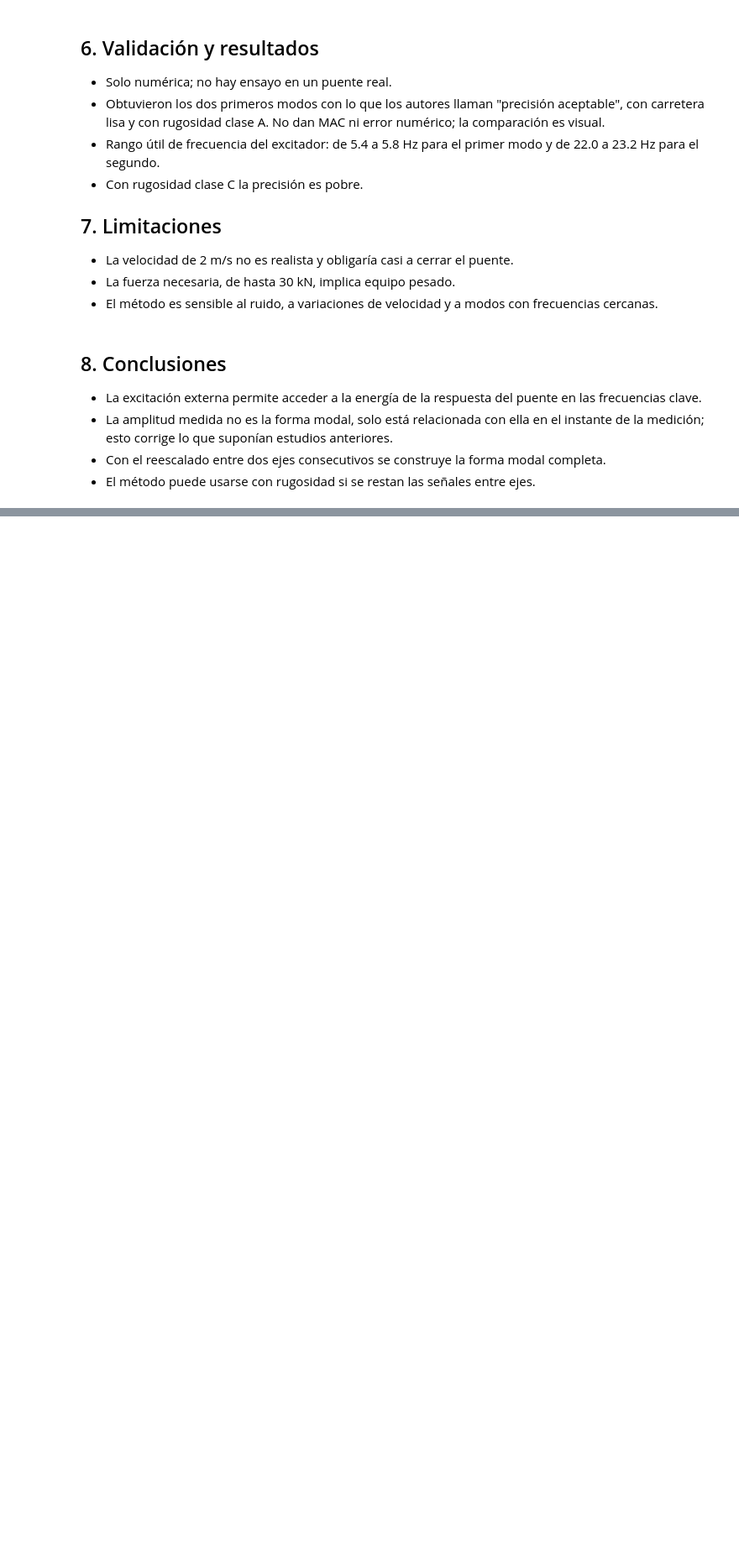
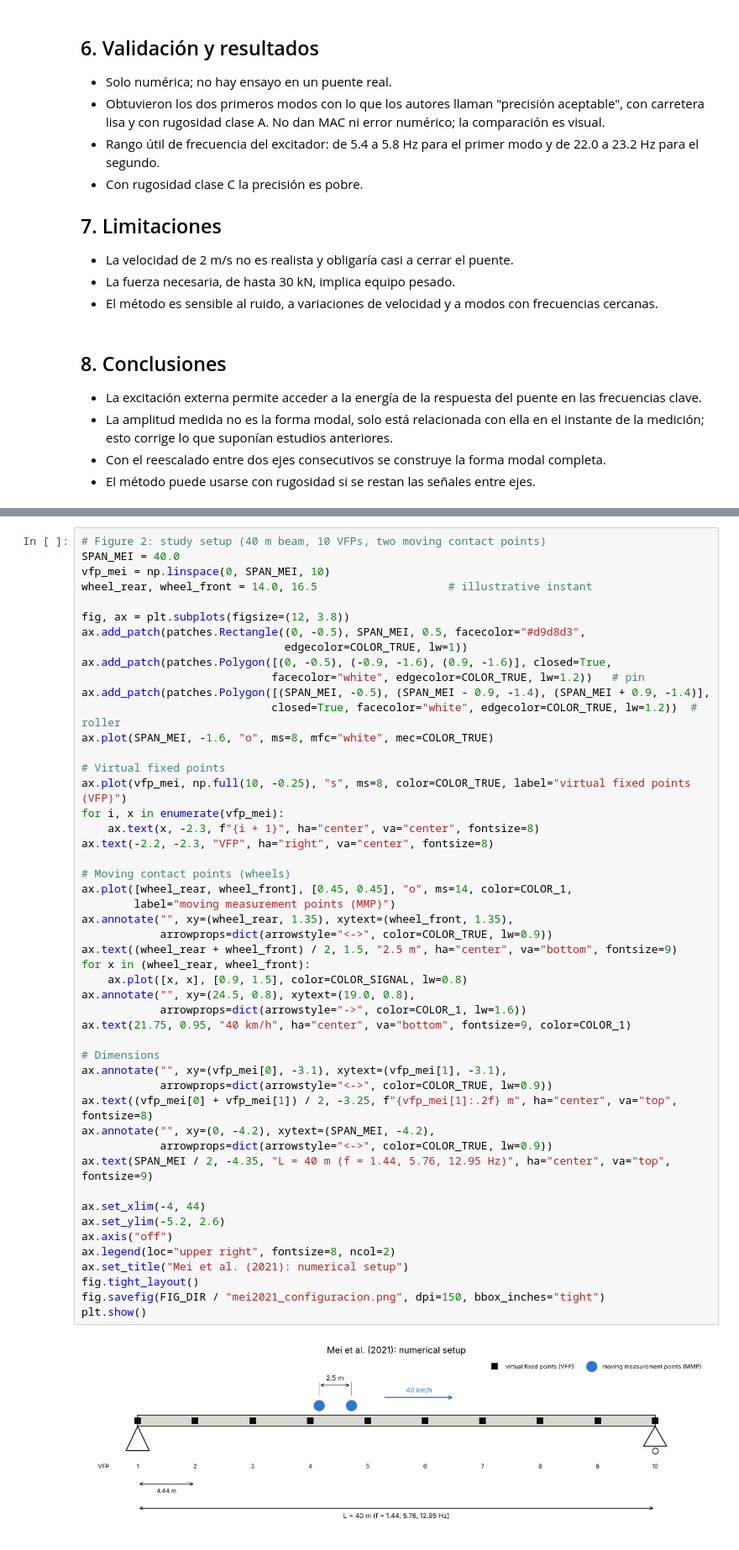
Before and after one commit to 25adiaz-apps/assignment-3-machine-learning, a Jupyter notebook: literature-review/revision-papers/resumenes_papers.ipynb, the cells around one changed output, grey strips where cells are left out. Shown at 84% size. Saved outputs shown, nothing was run; the diff lists cells and outputs as text; blank space fills up the shorter version.

```diff
--- a/literature-review/revision-papers/resumenes_papers.ipynb
+++ b/literature-review/revision-papers/resumenes_papers.ipynb
@@ -329,0 +417,51 @@ En cada instante los dos ejes ven el mismo tamaño de vibración $q(t)$, así qu
+# %%
+# Figure 2: study setup (40 m beam, 10 VFPs, two moving contact points)
+SPAN_MEI = 40.0
+vfp_mei = np.linspace(0, SPAN_MEI, 10)
+wheel_rear, wheel_front = 14.0, 16.5                    # illustrative instant
+
+fig, ax = plt.subplots(figsize=(12, 3.8))
+ax.add_patch(patches.Rectangle((0, -0.5), SPAN_MEI, 0.5, facecolor="#d9d8d3",
+                               edgecolor=COLOR_TRUE, lw=1))
+ax.add_patch(patches.Polygon([(0, -0.5), (-0.9, -1.6), (0.9, -1.6)], closed=True,
+                             facecolor="white", edgecolor=COLOR_TRUE, lw=1.2))   # pin
+ax.add_patch(patches.Polygon([(SPAN_MEI, -0.5), (SPAN_MEI - 0.9, -1.4), (SPAN_MEI + 0.9, -1.4)],
+                             closed=True, facecolor="white", edgecolor=COLOR_TRUE, lw=1.2))  # roller
+ax.plot(SPAN_MEI, -1.6, "o", ms=8, mfc="white", mec=COLOR_TRUE)
+
+# Virtual fixed points
+ax.plot(vfp_mei, np.full(10, -0.25), "s", ms=8, color=COLOR_TRUE, label="virtual fixed points (VFP)")
+for i, x in enumerate(vfp_mei):
+    ax.text(x, -2.3, f"{i + 1}", ha="center", va="center", fontsize=8)
+ax.text(-2.2, -2.3, "VFP", ha="right", va="center", fontsize=8)
+
+# Moving contact points (wheels)
+ax.plot([wheel_rear, wheel_front], [0.45, 0.45], "o", ms=14, color=COLOR_1,
+        label="moving measurement points (MMP)")
+ax.annotate("", xy=(wheel_rear, 1.35), xytext=(wheel_front, 1.35),
+            arrowprops=dict(arrowstyle="<->", color=COLOR_TRUE, lw=0.9))
+ax.text((wheel_rear + wheel_front) / 2, 1.5, "2.5 m", ha="center", va="bottom", fontsize=9)
+for x in (wheel_rear, wheel_front):
+    ax.plot([x, x], [0.9, 1.5], color=COLOR_SIGNAL, lw=0.8)
+ax.annotate("", xy=(24.5, 0.8), xytext=(19.0, 0.8),
+            arrowprops=dict(arrowstyle="->", color=COLOR_1, lw=1.6))
+ax.text(21.75, 0.95, "40 km/h", ha="center", va="bottom", fontsize=9, color=COLOR_1)
+
+# Dimensions
+ax.annotate("", xy=(vfp_mei[0], -3.1), xytext=(vfp_mei[1], -3.1),
+            arrowprops=dict(arrowstyle="<->", color=COLOR_TRUE, lw=0.9))
+ax.text((vfp_mei[0] + vfp_mei[1]) / 2, -3.25, f"{vfp_mei[1]:.2f} m", ha="center", va="top", fontsize=8)
+ax.annotate("", xy=(0, -4.2), xytext=(SPAN_MEI, -4.2),
+            arrowprops=dict(arrowstyle="<->", color=COLOR_TRUE, lw=0.9))
+ax.text(SPAN_MEI / 2, -4.35, "L = 40 m (f = 1.44, 5.76, 12.95 Hz)", ha="center", va="top", fontsize=9)
+
+ax.set_xlim(-4, 44)
+ax.set_ylim(-5.2, 2.6)
+ax.axis("off")
+ax.legend(loc="upper right", fontsize=8, ncol=2)
+ax.set_title("Mei et al. (2021): numerical setup")
+fig.tight_layout()
+fig.savefig(FIG_DIR / "mei2021_configuracion.png", dpi=150, bbox_inches="tight")
+plt.show()
+# %% [output]
+[figure, added]
```
Also changed, not shown: parts of 17 cells of this notebook, 5 other files.
